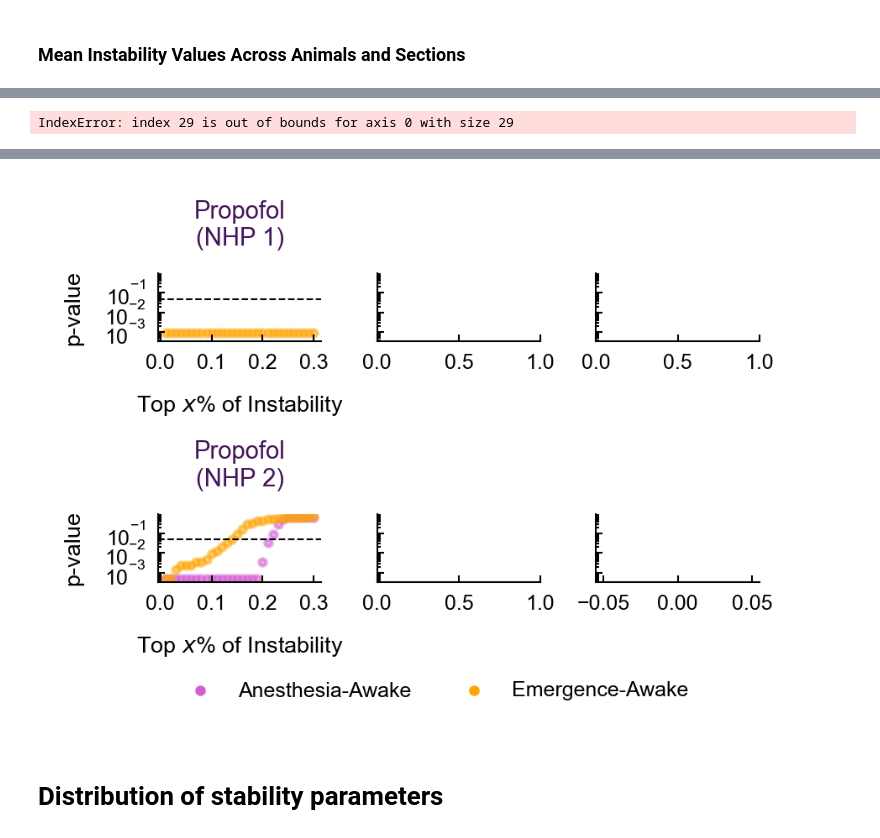
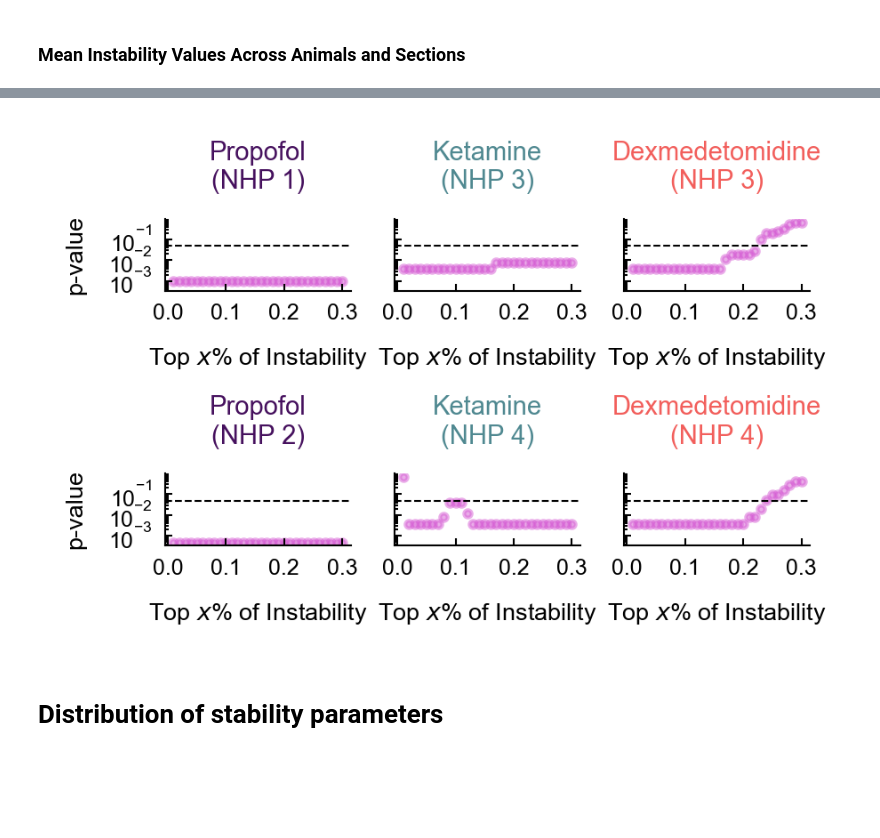
Before and after one commit to adamjeisen/UniversalUnconsciousness, a Jupyter notebook: _jupyter/Figures/stability-main.ipynb, the cells around one changed output, grey strips where cells are left out. Drawn from its saved outputs; the diff is of its cells as text; code cells hidden in the pictures; blank space fills up the shorter version.

```diff
--- a/_jupyter/Figures/stability-main.ipynb
+++ b/_jupyter/Figures/stability-main.ipynb
@@ -227,28 +312,0 @@ WilcoxonResult(statistic=np.float64(6.0), pvalue=np.float64(0.000213623046875))
-# %%
-data_class, agent = ('anesthesiaLvrOdd', 'ketamine')
-peak_times_ket = {}
-for monkey in agent_data[(data_class, agent)]['session_lists']:
-    peak_times_ket[monkey] = {}
-    sessions_to_use = agent_data[(data_class, agent)]['session_lists'][monkey]['high']
-    for session in sessions_to_use:
-        df = agent_data[(data_class, agent)]['delase_results'][session]['all']
-        session_file = h5py.File(os.path.join(cfg.params.all_data_dir, data_class, 'mat', f"{session}.mat"))
-        infusion_time = session_file['sessionInfo']['infusionStart'][0, 0]
-        df = df[(df.window_start > infusion_time) & (df.window_start < infusion_time + 60*60)]
-        peak_time = df.loc[df.stability_params.apply(lambda x: x[:int(0.1*len(x))].mean()).idxmax()].window_start
-
-        peak_times_ket[monkey][session] = (peak_time - infusion_time)/60
-# %%
-data_class, agent = ('anesthesiaLvrOdd', 'dexmedetomidine')
-peak_times_dex = {}
-for monkey in agent_data[(data_class, agent)]['session_lists']:
-    peak_times_dex[monkey] = {}
-    sessions_to_use = agent_data[(data_class, agent)]['session_lists'][monkey]['high']
-    for session in sessions_to_use:
-        df = agent_data[(data_class, agent)]['delase_results'][session]['all']
-        session_file = h5py.File(os.path.join(cfg.params.all_data_dir, data_class, 'mat', f"{session}.mat"))
-        infusion_time = session_file['sessionInfo']['infusionStart'][0, 0]
-        df = df[(df.window_start > infusion_time) & (df.window_start < infusion_time + 60*60)]
-        peak_time = df.loc[df.stability_params.apply(lambda x: x[:int(0.1*len(x))].mean()).idxmax()].window_start
-
-        peak_times_dex[monkey][session] = (peak_time - infusion_time)/60
@@ -274,7 +316,8 @@ TtestResult(statistic=np.float64(-4.657464686747554), pvalue=np.float64(0.000369
 mean_values = {}
 infusion_starts = {}
 top_percents = np.arange(0.01, 0.305, 0.01)
-top_percents[9] = 0.1
+# top_percents = np.arange(0.02, 1.01, 0.02)
+top_percents[np.argmin(np.abs(top_percents - 0.1))] = 0.1
 for data_class, agent in anesthetic_agent_list:
     mean_values[(data_class, agent)] = {}
     infusion_starts[(data_class, agent)] = {}
@@ -494,7 +526,7 @@ for data_class, agent in anesthetic_agent_list:
         # Formula 3: Sequential LMEM (Clustering + Carry-over Control)
         FORMULA_SEQUENTIAL = f"{BASE_STATE_FORMULA} + session_order"
 
-        model_simple_ml = smf.ols(FORMULA_OLS, data=df).fit()
+        model_simple_ml = smf.ols(FORMULA_OLS, data=df).fit(reml=False)
         model_lmem_ml = smf.mixedlm(FORMULA_LMEM, data=df, groups=df["session"]).fit(reml=False)
 
         statistical_info[(data_class, agent)][monkey]['model_simple_ml'] = model_simple_ml
@@ -566,8 +598,6 @@ for data_class, agent in anesthetic_agent_list:
             order_idx = labels.get_loc('session_order')
             statistical_info[(data_class, agent)][monkey]['order_coeff'] = fixed_effects.iloc[order_idx]
             statistical_info[(data_class, agent)][monkey]['order_pvalue'] = p_values.iloc[order_idx]
-# %% [output]
-IndexError: index 29 is out of bounds for axis 0 with size 29
 # %%
 for data_class, agent in statistical_info:
     for monkey in statistical_info[(data_class, agent)]:
@@ -618,33 +648,34 @@ for data_class, agent in anesthetic_agent_list:
 # %%
 fig, axs = plt.subplots(2, 3, figsize=(3, 2), sharey=True)
 
-max_top_percent = 0.3
+max_top_percent = max(top_percents)
 plot_top_percents = np.array(top_percents)[np.array(top_percents) <= max_top_percent]
 
 for i, (data_class, agent) in enumerate(anesthetic_agent_list):
     for j, monkey in enumerate(all_section_means[(data_class, agent)]):
         ax = axs[j, i]
         wp_vals_anesthesia_awake = [wilcoxon_p_values[(data_class, agent)][monkey][top_percent]['anesthesia_awake'] for top_percent in plot_top_percents]
-        wp_vals_emergence_awake = [wilcoxon_p_values[(data_class, agent)][monkey][top_percent]['emergence_awake'] for top_percent in plot_top_percents]
+        # wp_vals_emergence_awake = [wilcoxon_p_values[(data_class, agent)][monkey][top_percent]['emergence_awake'] for top_percent in plot_top_percents]
         ax.scatter(plot_top_percents, wp_vals_anesthesia_awake, color=cfg.plotting.epoch_colors['anesthesia'], alpha=0.5)
-        ax.scatter(plot_top_percents, wp_vals_emergence_awake, color=cfg.plotting.epoch_colors['emergence'], alpha=0.5)
+        # ax.scatter(plot_top_percents, wp_vals_emergence_awake, color=cfg.plotting.epoch_colors['emergence'], alpha=0.5)
         ax.axhline(y=0.05, color='black', linestyle='--')
         ax.set_yscale('log')
         NHP_num = j+1 if agent == 'propofol' else j+3
         ax.set_title(f"{agent.capitalize()}\n(NHP {NHP_num})", color=cfg.plotting.curve_colors[agent], fontsize=7)
         ax.set_xlabel(f'Top $x$% of Instability')
         ax.set_xticks([0, 0.1, 0.2, 0.3])
         if i == 0:
             ax.set_ylabel(f'p-value')
 anes_pts = plt.scatter([], [], label='Anesthesia-Awake', color=cfg.plotting.epoch_colors['anesthesia'])
-emerg_pts = plt.scatter([], [], label='Emergence-Awake', color=cfg.plotting.epoch_colors['emergence'])
+# emerg_pts = plt.scatter([], [], label='Emergence-Awake', color=cfg.plotting.epoch_colors['emergence'])
 
 # put legend under figure centered
-fig.legend(ncol=2, bbox_to_anchor=(0.52, -0.02), loc='center')
+# fig.legend(ncol=2, bbox_to_anchor=(0.52, -0.02), loc='center')
 plt.tight_layout()
+plt.savefig(os.path.join(img_save_dir, 'supp', 'stability-wilcoxon-across-top-percent.pdf'), transparent=True, bbox_inches='tight')
 plt.show()
 # %% [output]
-[figure, old version]
+[figure, new version]
 # %% [markdown]
 # Distribution of stability parameters
 # %%
```
Also changed, not shown: parts of 20 cells of this notebook, 26 other files.
